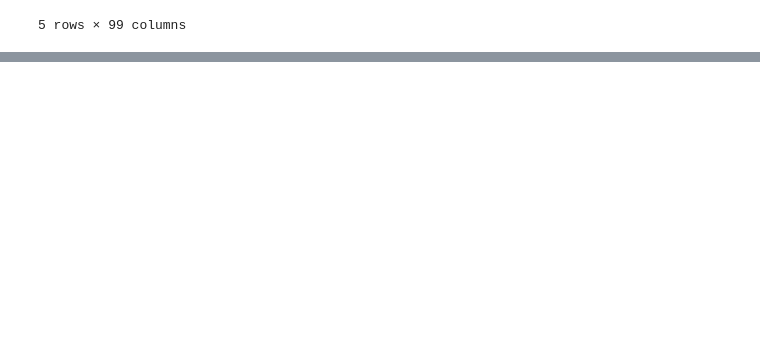
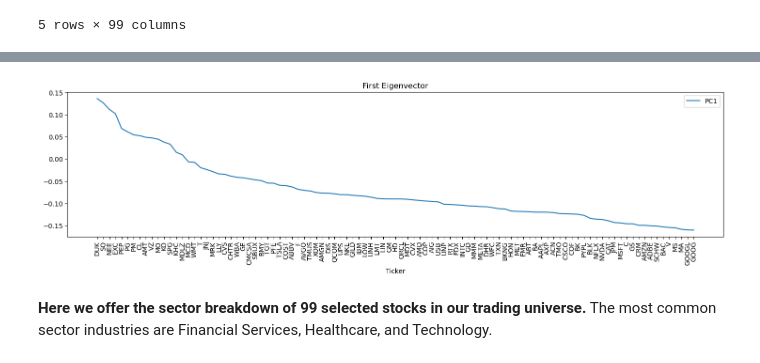
Before and after one commit to shaoyuliu98/Quantitative-Research, a Jupyter notebook: Eigen Portfolio.ipynb, the cells around one changed output, grey strips where cells are left out. Drawn from its saved outputs; the diff is of its cells as text; code cells hidden in the pictures; blank space fills up the shorter version.

```diff
--- a/Eigen Portfolio.ipynb
+++ b/Eigen Portfolio.ipynb
@@ -38,0 +135,3 @@ price_df.head(5)
+# %%
+loadings = pd.DataFrame(pca.components_.T,columns=['PC'+str(i) for i in range(1,len(rho_ij)+1)],index=rho_ij.index)
+loadings[['PC1','PC2','PC3']]
@@ -38,0 +153,10 @@ price_df.head(5)
+# %%
+pc1_sort = loadings[['PC1']].sort_values('PC1',ascending=False)
+pc1_sort.plot(figsize=(18,4))
+plt.xticks(range(len(pc1_sort)),pc1_sort.index,rotation=90)
+plt.title('First Eigenvector')
+plt.show()
+# %% [output]
+[figure, added]
+# %% [markdown]
+**Here we offer the sector breakdown of 99 selected stocks in our trading universe.** The most common sector industries are Financial Services, Healthcare, and Technology.
```
Also changed, not shown: parts of 18 cells of this notebook.
